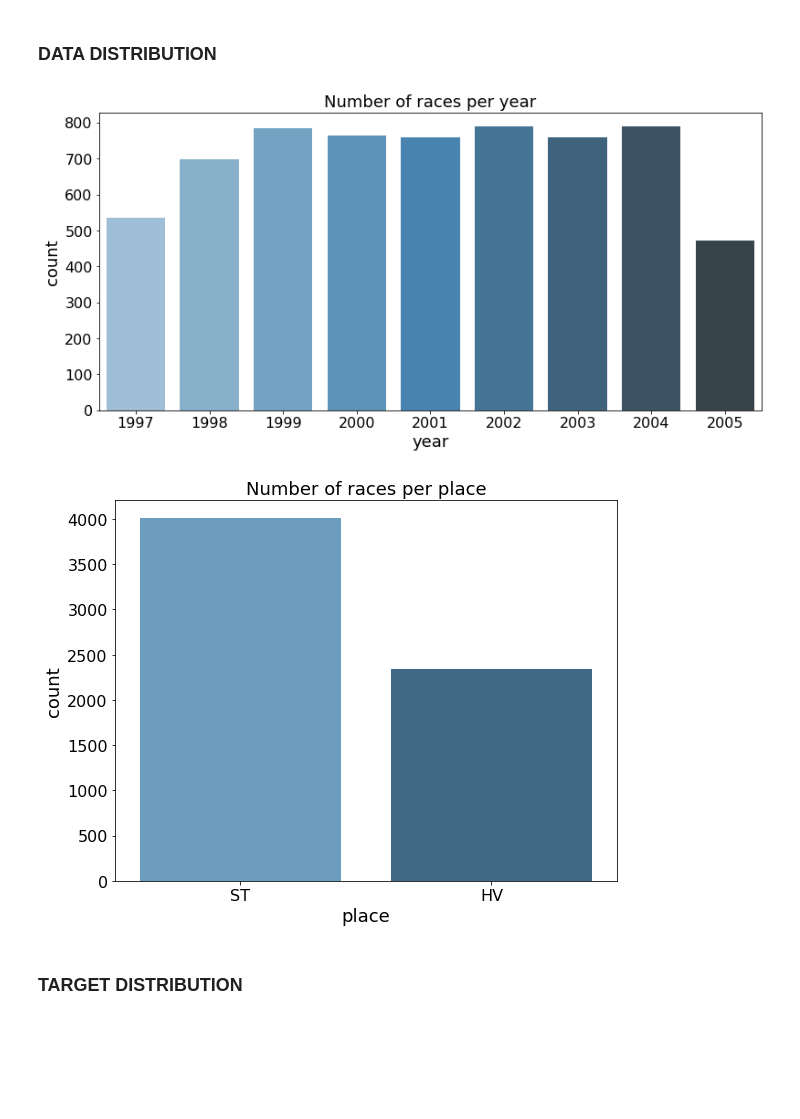
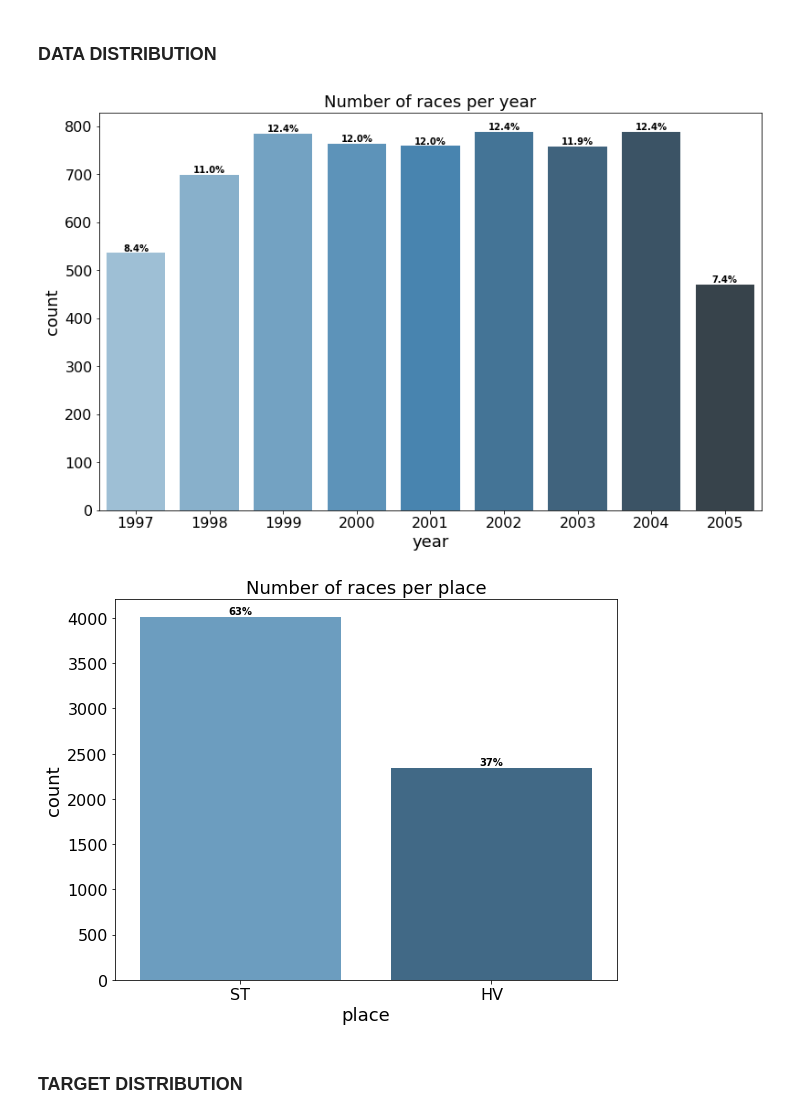
Before and after one commit to codeworks-data/mvp-horse-racing-prediction, a Jupyter notebook: notebooks/01-eda-horse-racing.ipynb, the cells around one changed output. Drawn from its saved outputs; the diff is of its cells as text; code cells hidden in the pictures; blank space fills up the shorter version.

```diff
--- a/notebooks/01-eda-horse-racing.ipynb
+++ b/notebooks/01-eda-horse-racing.ipynb
@@ -165,21 +207,37 @@ df_runners = compute_owner_features(df_runners, owner='trainer')
 # %% [markdown]
 ### DATA DISTRIBUTION
 # %%
-fig, ax = plt.subplots(figsize = (13, 6))
+fig, ax = plt.subplots(figsize = (13, 8))
 sns.countplot(x = df_runners.drop_duplicates(subset=['race_id', 'year'], keep='first')['year'], palette='Blues_d')
+
+total = float(df_runners.race_id.nunique())
+for p in ax.patches:
+    height = p.get_height()
+    ax.text(p.get_x()+p.get_width()/2.,
+            height + 4,
+            '{:1.1f}%'.format(100*height/total),
+            ha="center", fontsize=10, fontweight='bold')
 
 plt.title('Number of races per year', fontsize=18)
 plt.xlabel('year', fontsize=18)
 plt.ylabel('count', fontsize=18)
 plt.xticks(fontsize=16, rotation=0)
 plt.yticks(fontsize=16)
 plt.savefig('year_distribution.png')
 plt.show()
 # %% [output]
-[figure, old version]
+[figure, new version]
 # %%
 fig, ax = plt.subplots(figsize = (9, 7))
 sns.countplot(x = df_runners.drop_duplicates(subset=['race_id', 'venue'], keep='first')['venue'], palette='Blues_d')
+
+total = float(df_runners.race_id.nunique())
+for p in ax.patches:
+    height = p.get_height()
+    ax.text(p.get_x()+p.get_width()/2.,
+            height + 35,
+            '{:1.0f}%'.format(100*height/total),
+            ha="center", fontsize=10, fontweight='bold')
 
 plt.title('Number of races per place', fontsize=18)
 plt.xlabel('place', fontsize=18)
@@ -189,7 +247,7 @@ plt.yticks(fontsize=16)
 plt.savefig('hippo_distribution.png')
 plt.show()
 # %% [output]
-[figure, old version]
+[figure, new version]
 # %% [markdown]
 ### TARGET DISTRIBUTION
 # %%
```
Also changed, not shown: parts of 7 cells of this notebook.
